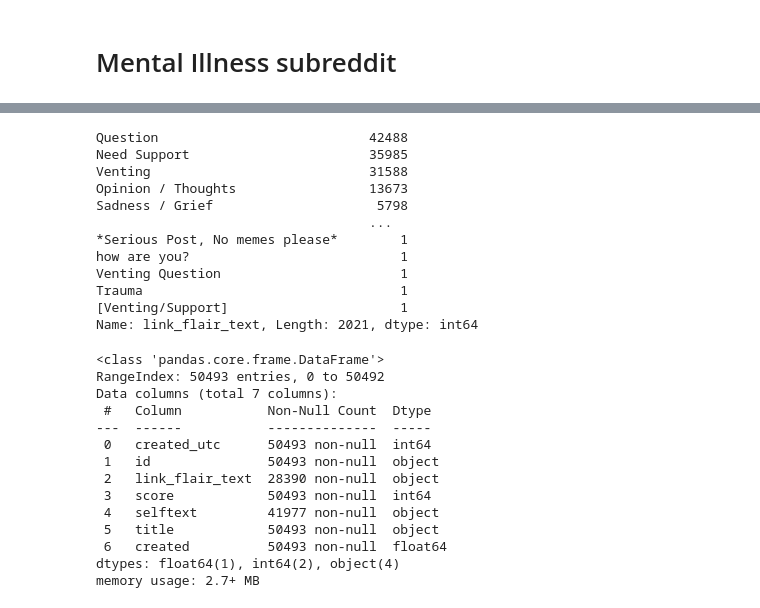
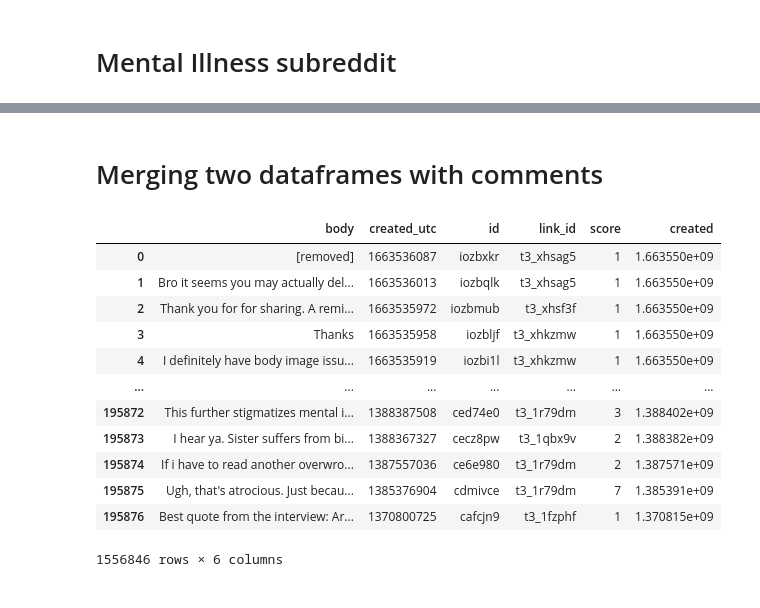
Before and after one commit to yuliyaselevich/GPT2_mental_health_advice_chatbot, a Jupyter notebook: Notebooks/Capstone3_DataWrangling_EDA.ipynb, the cells around one changed output, grey strips where cells are left out. Drawn from its saved outputs; the diff is of its cells as text; code cells hidden in the pictures.

```diff
--- a/Notebooks/Capstone3_DataWrangling_EDA.ipynb
+++ b/Notebooks/Capstone3_DataWrangling_EDA.ipynb
@@ -153,32 +142,0 @@ MHcom
-# %%
-MHsub.link_flair_text.value_counts()
-# %% [output]
-Question                           42488
-Need Support                       35985
-Venting                            31588
-Opinion / Thoughts                 13673
-Sadness / Grief                     5798
-                                   ...
-*Serious Post, No memes please*        1
-how are you?                           1
-Venting Question                       1
-Trauma                                 1
-[Venting/Support]                      1
-Name: link_flair_text, Length: 2021, dtype: int64
-# %%
-MIsub.info()
-# %% [output]
-<class 'pandas.core.frame.DataFrame'>
-RangeIndex: 50493 entries, 0 to 50492
-Data columns (total 7 columns):
- #   Column           Non-Null Count  Dtype
----  ------           --------------  -----
- 0   created_utc      50493 non-null  int64
- 1   id               50493 non-null  object
- 2   link_flair_text  28390 non-null  object
- 3   score            50493 non-null  int64
- 4   selftext         41977 non-null  object
- 5   title            50493 non-null  object
- 6   created          50493 non-null  float64
-dtypes: float64(1), int64(2), object(4)
-memory usage: 2.7+ MB
@@ -186,0 +155,20 @@ memory usage: 2.7+ MB
+# %% [markdown]
+# Merging two dataframes with comments
+# %%
+all_com = pd.concat([MHcom,MIcom])
+# %%
+all_com
+# %% [output]
+|  | body | created_utc | id | link_id | score | created |
+| 0 | [removed] | 1663536087 | iozbxkr | t3_xhsag5 | 1 | 1.663550e+09 |
+| 1 | Bro it seems you may actually del... | 1663536013 | iozbqlk | t3_xhsag5 | 1 | 1.663550e+09 |
+| 2 | Thank you for for sharing. A remi... | 1663535972 | iozbmub | t3_xhsf3f | 1 | 1.663550e+09 |
+| 3 | Thanks | 1663535958 | iozbljf | t3_xhkzmw | 1 | 1.663550e+09 |
+| 4 | I definitely have body image issu... | 1663535919 | iozbi1l | t3_xhkzmw | 1 | 1.663550e+09 |
+| ... | ... | ... | ... | ... | ... | ... |
+| 195872 | This further stigmatizes mental i... | 1388387508 | ced74e0 | t3_1r79dm | 3 | 1.388402e+09 |
+| 195873 | I hear ya. Sister suffers from bi... | 1388367327 | cecz8pw | t3_1qbx9v | 2 | 1.388382e+09 |
+| 195874 | If i have to read another overwro... | 1387557036 | ce6e980 | t3_1r79dm | 2 | 1.387571e+09 |
+| 195875 | Ugh, that's atrocious. Just becau... | 1385376904 | cdmivce | t3_1r79dm | 7 | 1.385391e+09 |
+| 195876 | Best quote from the interview: Ar... | 1370800725 | cafcjn9 | t3_1fzphf | 1 | 1.370815e+09 |
+1556846 rows × 6 columns
```
Also changed, not shown: parts of 52 cells of this notebook.
